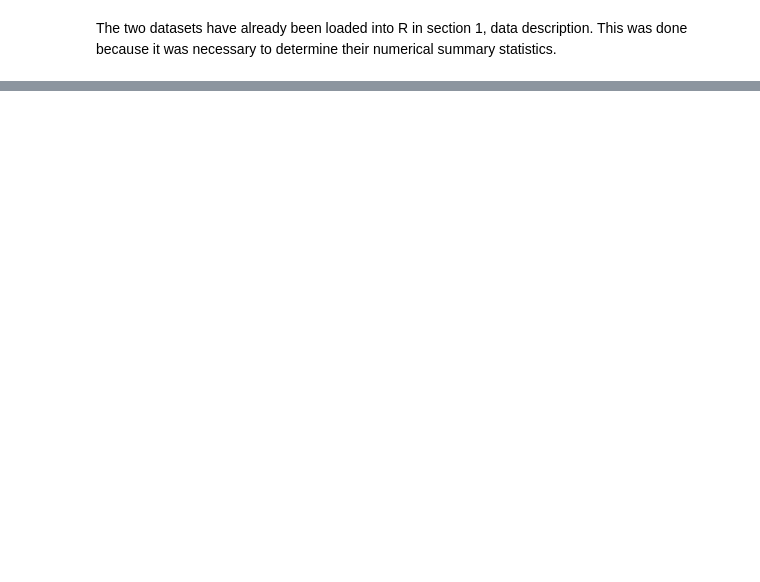
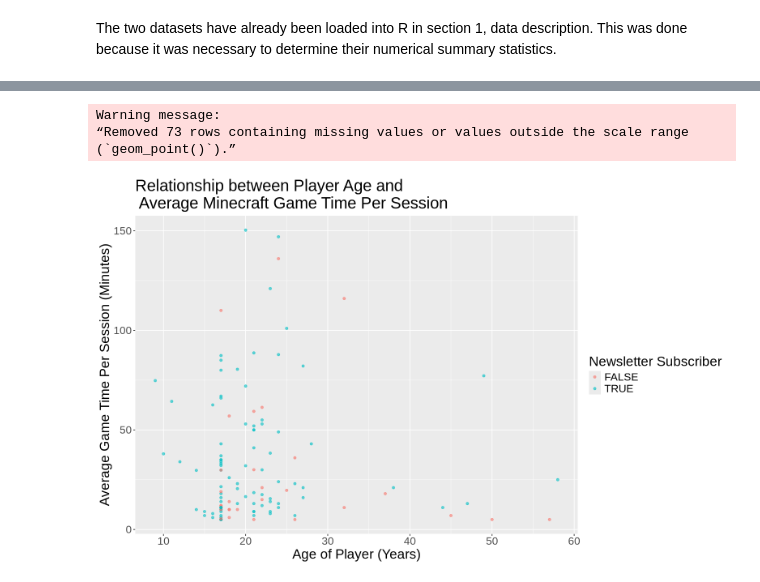
Before and after one commit to vckytn22/DSCI-100-004-27-Individual-Planning-Stage-Vicky-Tan, a Jupyter notebook: individual_planning_stage_97847115.ipynb, the cells around one changed output, grey strips where cells are left out. Cells and saved outputs as stored; diff of their text form; code cells hidden in the pictures; blank space fills up the shorter version.

```diff
--- a/individual_planning_stage_97847115.ipynb
+++ b/individual_planning_stage_97847115.ipynb
@@ -276,0 +304,15 @@ A tibble: 6 × 4
+# %%
+options(repr.plot.width = 13, repr.plot.height = 8)
+
+age_session_plot <- subscription_data |>
+    ggplot(aes(x = Age, y = average_session_length)) +
+    geom_point(aes(color = subscribe), alpha = 0.6) +
+    labs(x = "Age of Player (Years)", y = "Average Game Time Per Session (Minutes)", color = "Newsletter Subscriber") +
+    ggtitle("Relationship between Player Age and \n Average Minecraft Game Time Per Session") +
+    theme(text = element_text(size=20))
+age_session_plot
+# %% [output]
+Warning message:
+“Removed 73 rows containing missing values or values outside the scale range
+(`geom_point()`).”
+[figure, added]
```
Also changed, not shown: parts of 14 cells of this notebook.
